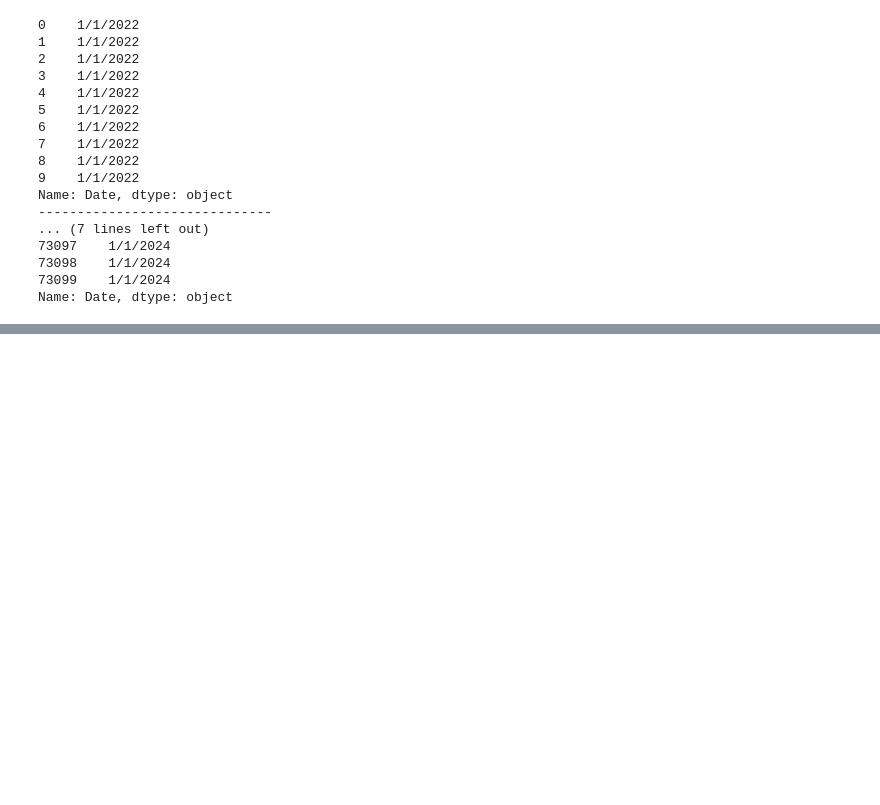
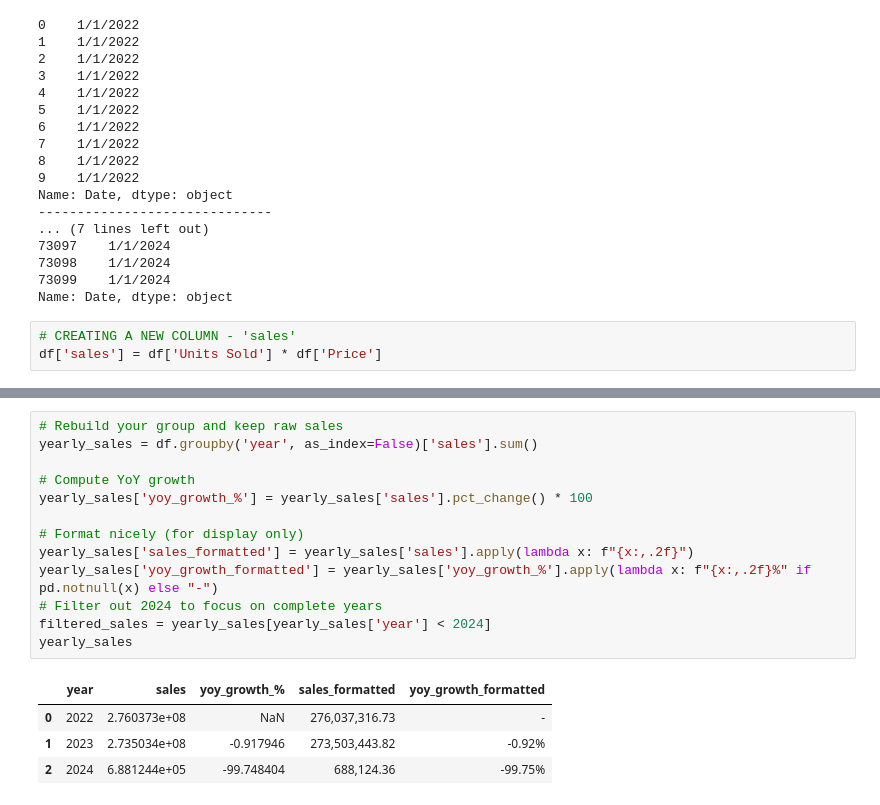
Before and after one commit to Abhijeeth7/Retail-Store-Inventory-Forecasting-Data-Analysis, a Jupyter notebook: Python_file/Retail-Store-Data-Analysis.ipynb, the cells around one changed output, grey strips where cells are left out. Saved outputs shown, nothing was run; the diff lists cells and outputs as text; blank space fills up the shorter version.

```diff
--- a/Python_file/Retail-Store-Data-Analysis.ipynb
+++ b/Python_file/Retail-Store-Data-Analysis.ipynb
@@ -86,3 +86,6 @@ Name: Date, dtype: object
 73098    1/1/2024
 73099    1/1/2024
 Name: Date, dtype: object
+# %%
+# CREATING A NEW COLUMN - 'sales'
+df['sales'] = df['Units Sold'] * df['Price']
@@ -88,0 +114,18 @@ Name: Date, dtype: object
+# %%
+# Rebuild your group and keep raw sales
+yearly_sales = df.groupby('year', as_index=False)['sales'].sum()
+
+# Compute YoY growth
+yearly_sales['yoy_growth_%'] = yearly_sales['sales'].pct_change() * 100
+
+# Format nicely (for display only)
+yearly_sales['sales_formatted'] = yearly_sales['sales'].apply(lambda x: f"{x:,.2f}")
+yearly_sales['yoy_growth_formatted'] = yearly_sales['yoy_growth_%'].apply(lambda x: f"{x:,.2f}%" if pd.notnull(x) else "-")
+# Filter out 2024 to focus on complete years
+filtered_sales = yearly_sales[yearly_sales['year'] < 2024]
+yearly_sales
+# %% [output]
+|  | year | sales | yoy_growth_% | sales_formatted | yoy_growth_formatted |
+| 0 | 2022 | 2.760373e+08 | NaN | 276,037,316.73 | - |
+| 1 | 2023 | 2.735034e+08 | -0.917946 | 273,503,443.82 | -0.92% |
+| 2 | 2024 | 6.881244e+05 | -99.748404 | 688,124.36 | -99.75% |
```
Also changed, not shown: parts of 4 cells of this notebook.
